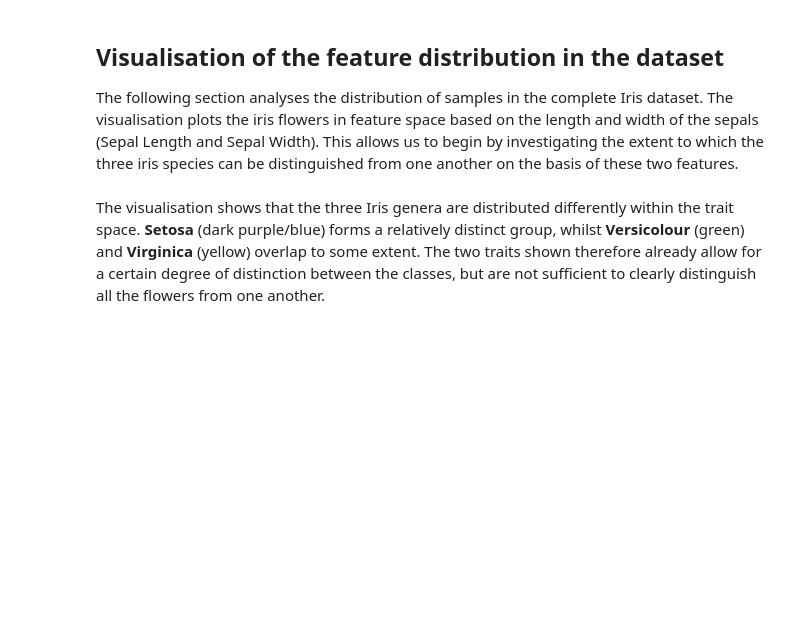
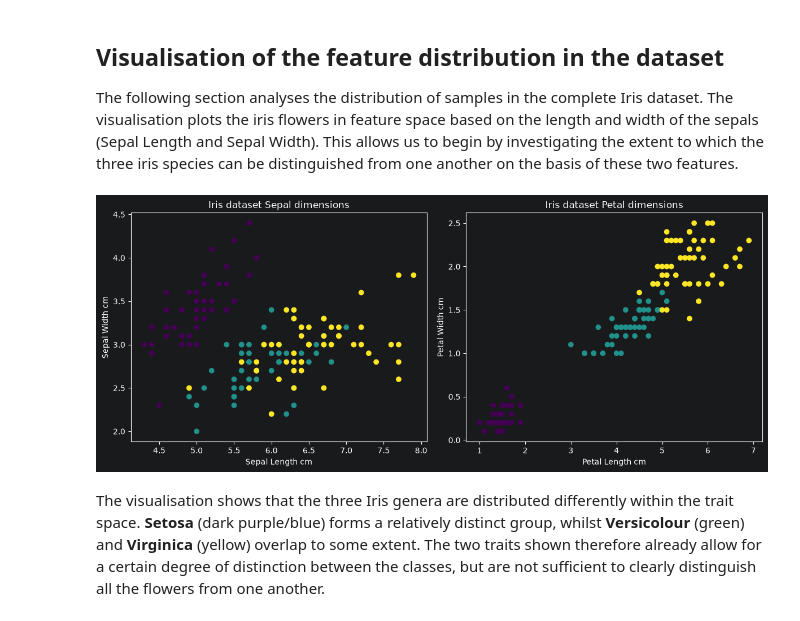
Before and after one commit to radman1380/ai_classification, a Jupyter notebook: iris-dataset-comparing-k-nearest-neighbor-and-multi-layer-perceptron-exercise-incomplete_english-version.ipynb, the cells around one changed output. Cells and saved outputs as stored; diff of their text form; code cells hidden in the pictures; blank space fills up the shorter version.

```diff
--- a/iris-dataset-comparing-k-nearest-neighbor-and-multi-layer-perceptron-exercise-incomplete_english-version.ipynb
+++ b/iris-dataset-comparing-k-nearest-neighbor-and-multi-layer-perceptron-exercise-incomplete_english-version.ipynb
@@ -130,20 +145,22 @@ print(iris_df.head())
 
 The following section analyses the distribution of samples in the complete Iris dataset. The visualisation plots the iris flowers in feature space based on the length and width of the sepals (Sepal Length and Sepal Width). This allows us to begin by investigating the extent to which the three iris species can be distinguished from one another on the basis of these two features.
 # %%
-figure, axes = plt.subplot(1, 2, figsize=(12, 5))
+figure, axes = plt.subplots(1, 2, figsize=(12, 5))
 
 axes[0].scatter(iris_df.iloc[:, 0], iris_df.iloc[:, 1], c=iris.target)
-axes[0].xlabel('Sepal Length cm')
-axes[0].ylabel('Sepal Width cm')
-axes[0].plt.title('Iris dataset Sepal dimensions')
+axes[0].set_xlabel('Sepal Length cm')
+axes[0].set_ylabel('Sepal Width cm')
+axes[0].set_title('Iris dataset Sepal dimensions')
 
 axes[1].scatter(iris_df.iloc[:, 2], iris_df.iloc[:, 3], c=iris.target)
-axes[1].xlabel('Petal Length cm')
-axes[1].ylabel('Petal Width cm')
-axes[1].title('Petal dataset Petal dimensions')
+axes[1].set_xlabel('Petal Length cm')
+axes[1].set_ylabel('Petal Width cm')
+axes[1].set_title('Iris dataset Petal dimensions')
 
 plt.tight_layout()
 plt.show()
+# %% [output]
+[figure, added]
 # %% [markdown]
 The visualisation shows that the three Iris genera are distributed differently within the trait space. **Setosa** (dark purple/blue) forms a relatively distinct group, whilst **Versicolour** (green) and **Virginica** (yellow) overlap to some extent. The two traits shown therefore already allow for a certain degree of distinction between the classes, but are not sufficient to clearly distinguish all the flowers from one another.
 # %% [markdown]
```
Also changed, not shown: parts of 3 cells of this notebook.
